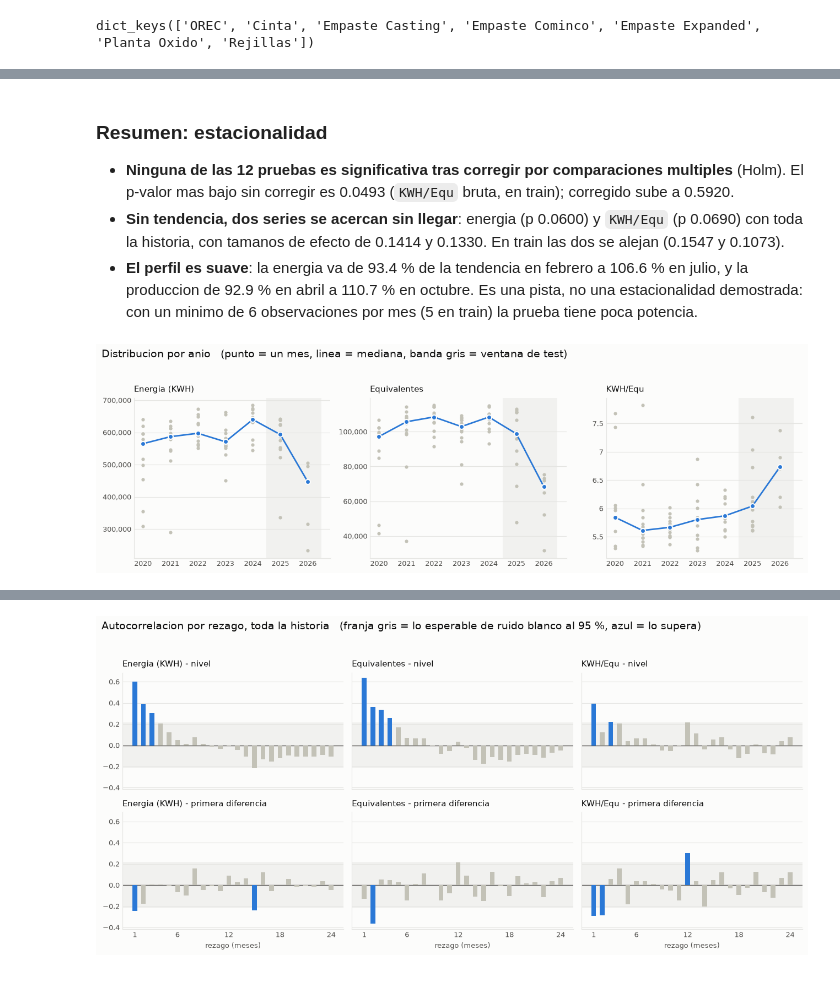
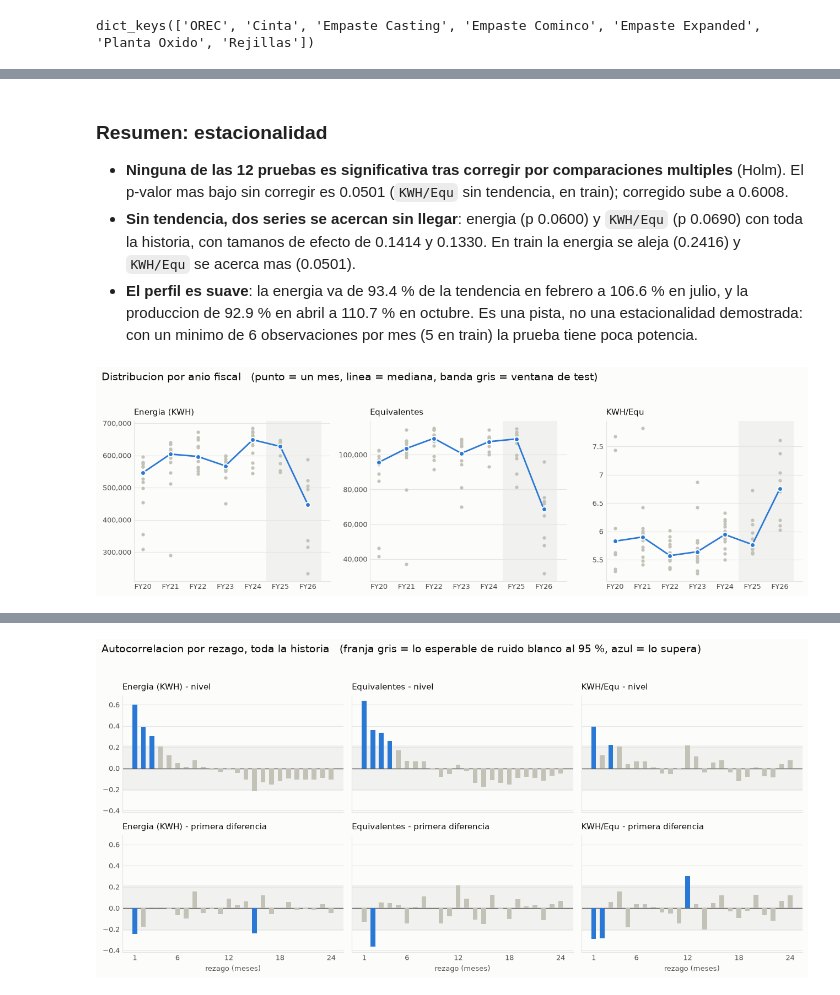
Before and after one commit to juanpablocarrillohortua/clarios_app, a Jupyter notebook: notebooks/OREC_analysis.ipynb, the cells around one changed output, grey strips where cells are left out. Cells and saved outputs as stored; diff of their text form; code cells hidden in the pictures.

```diff
--- a/notebooks/OREC_analysis.ipynb
+++ b/notebooks/OREC_analysis.ipynb
@@ -345,7 +380,7 @@ memory usage: 56.0 KB
 # de el. El indice original se conserva, para poder rastrear cada fila.
 orden = df_orec.sort_values("Fecha")
 
-X = orden.drop(columns=["Mes", "Año", "Produccion (Equivalente)"])
+X = orden.drop(columns=["Mes", "Año", "fiscal year", "Produccion (Equivalente)"])
 y = orden["Produccion (Equivalente)"]
 X.shape, y.shape
 # %% [output]
@@ -984,6 +1047,11 @@ for nombre, color in series:
 # La banda queda dentro de los datos; las etiquetas directas viven en el margen
 # de 14 meses que anade set_xlim, asi que no se solapan con ella.
 marcar_test(ax, idx.index[0], idx.index[-1], etiqueta=True)
+eje_fiscal(ax, idx.index[0], idx.index[-1])
+
+# La primera ventana de 12 meses cierra en septiembre: la base es un anio fiscal entero
+assert idx.index[0].month == MES_INICIO_FISCAL - 1, "la base no es un anio fiscal"
+base_fiscal = anio_fiscal(idx.index[:1])[0]
 
 ax.set_title(
     "Crecimiento de la energia por unidad equivalente producida",
@@ -992,7 +1060,7 @@ ax.set_title(
     loc="left",
     pad=14,
 )
-ax.set_ylabel(f"Indice (base 100 = {idx.index[0]:%Y-%m})", fontsize=10, color=TINTA_SUAVE)
+ax.set_ylabel(f"Indice (base 100 = FY{base_fiscal})", fontsize=10, color=TINTA_SUAVE)
 ax.grid(axis="y", color=GRILLA, linewidth=0.8)
 ax.set_axisbelow(True)
 ax.spines[["top", "right"]].set_visible(False)
@@ -1106,7 +1174,7 @@ def rejilla_procesos(titulo: str) -> tuple[plt.Figure, np.ndarray]:
     """Rejilla 4x2 con un cuadro por proceso (7 procesos, la 8a casilla se oculta)."""
     fig, axes = plt.subplots(4, 2, figsize=(13, 11), facecolor=SUPERFICIE, sharex=True)
     fig.suptitle(
-        f"{titulo}   (banda gris = ventana de test, desde 2025-01)",
+        f"{titulo}   {NOTA_TEST}",
         fontsize=14,
         color=TINTA,
         x=0.01,
@@ -1124,6 +1192,9 @@ def rejilla_procesos(titulo: str) -> tuple[plt.Figure, np.ndarray]:
             lambda v, _: f"{v:,.0f}" if abs(v) >= UMBRAL_MILES else f"{v:,.3g}"
         )
     axes.ravel()[-1].set_visible(False)
+    # La casilla oculta era la que llevaba las fechas de la columna derecha: se le
+    # devuelven al ultimo cuadro visible de esa columna
+    axes[-2, -1].tick_params(labelbottom=True)
     return fig, axes
 
 
@@ -1140,6 +1211,7 @@ for var in VARS_PROC:
         s = tabla[proc].replace(0, np.nan).dropna()
         if not s.empty:
             marcar_test(ax, s.index[0], s.index[-1])
+    eje_fiscal(axes[0, 0], tabla.index[0], tabla.index[-1])  # eje compartido
     plt.tight_layout(rect=[0, 0, 1, 0.97])
     plt.show()
 # %% [output]
@@ -1387,5 +1467,7 @@ resumen_ventanas
 # %%
 MESES = ["ene", "feb", "mar", "abr", "may", "jun", "jul", "ago", "sep", "oct", "nov", "dic"]
+# Los mismos meses en el orden del anio fiscal: de octubre a septiembre
+MESES_FISCAL = MESES[MES_INICIO_FISCAL - 1 :] + MESES[: MES_INICIO_FISCAL - 1]
 OBSERVACION = "#c3c2b7"  # gris de contexto: lo que no es el dato principal
 
 
@@ -1431,7 +1513,7 @@ def perfil_por_grupo(
 # Estacionalidad: se compara cada mes del anio contra los demas, ya sin la tendencia
 fig, axes = plt.subplots(1, 3, figsize=(13, 4.2), facecolor=SUPERFICIE, sharey=True)
 fig.suptitle(
-    "Perfil por mes del anio, sin tendencia   (punto = un mes observado, linea = mediana)",
+    "Perfil por mes del anio fiscal, sin tendencia   (punto = un mes observado, linea = mediana)",
     fontsize=14,
     color=TINTA,
     x=0.01,
@@ -1440,7 +1522,9 @@ fig.suptitle(
 )
 for ax, (nombre, s) in zip(axes, series_ts.items(), strict=True):
     relativo = sin_tendencia(s)
-    perfil_por_grupo(ax, relativo, relativo.index.month, MESES)
+    # Posicion del mes dentro del anio fiscal: octubre = 0, septiembre = 11
+    mes_fiscal = (relativo.index.month - MES_INICIO_FISCAL) % PERIODO
+    perfil_por_grupo(ax, relativo, mes_fiscal, MESES_FISCAL)
     ax.axhline(100, color=TINTA_SUAVE, linewidth=1, zorder=1)
     ax.set_title(nombre, fontsize=10.5, color=TINTA, loc="left", pad=8)
 axes[0].set_ylabel("% de la tendencia (100 = sin efecto del mes)", fontsize=9, color=TINTA_SUAVE)
@@ -1510,49 +1594,52 @@ pruebas: 12 | significativas tras Holm: 0 | p_valor minimo sin corregir: 0.0493
 ### Resumen: estacionalidad
 
 - **Ninguna de las 12 pruebas es significativa tras corregir por comparaciones multiples**
-  (Holm). El p-valor mas bajo sin corregir es 0.0493 (`KWH/Equ` bruta, en train); corregido
-  sube a 0.5920.
+  (Holm). El p-valor mas bajo sin corregir es 0.0501 (`KWH/Equ` sin tendencia, en train);
+  corregido sube a 0.6008.
 - **Sin tendencia, dos series se acercan sin llegar**: energia (p 0.0600) y `KWH/Equ`
-  (p 0.0690) con toda la historia, con tamanos de efecto de 0.1414 y 0.1330. En train las
-  dos se alejan (0.1547 y 0.1073).
+  (p 0.0690) con toda la historia, con tamanos de efecto de 0.1414 y 0.1330. En train la
+  energia se aleja (0.2416) y `KWH/Equ` se acerca mas (0.0501).
 - **El perfil es suave**: la energia va de 93.4 % de la tendencia en febrero a 106.6 % en
   julio, y la produccion de 92.9 % en abril a 110.7 % en octubre. Es una pista, no una
   estacionalidad demostrada: con un minimo de 6 observaciones por mes (5 en train) la
   prueba tiene poca potencia.
 # %%
-MIN_MESES_ANIO = 6  # un anio entra a la comparacion si tiene al menos medio anio de datos
+MIN_MESES_ANIO = 6  # un anio fiscal entra a la comparacion si tiene al menos 6 meses
 
 
 def anios_comparables(s: pd.Series) -> pd.Series:
-    """Deja solo los anios con suficientes meses para compararlos entre si."""
-    meses_del_anio = s.groupby(s.index.year).transform("size")
+    """Deja solo los anios fiscales con suficientes meses para compararlos entre si."""
+    meses_del_anio = s.groupby(anio_fiscal(s.index)).transform("size")
     return s[meses_del_anio >= MIN_MESES_ANIO]
 
 
-# Cambio sistematico: se compara cada anio contra los demas
+# Cambio sistematico: se compara cada anio fiscal contra los demas
 fig, axes = plt.subplots(1, 3, figsize=(13, 4.2), facecolor=SUPERFICIE)
 fig.suptitle(
-    "Distribucion por anio   (punto = un mes, linea = mediana, banda gris = ventana de test)",
+    "Distribucion por anio fiscal"
+    "   (punto = un mes, linea = mediana, banda gris = ventana de test)",
     fontsize=14,
     color=TINTA,
     x=0.01,
     ha="left",
     y=0.98,
 )
 for ax, (nombre, s) in zip(axes, series_ts.items(), strict=True):
     tramo = anios_comparables(s)
-    anios = sorted(set(tramo.index.year))
-    perfil_por_grupo(ax, tramo, tramo.index.year, [str(a) for a in anios])
-    # La ventana de test, sobre un eje de categorias: los anios desde el corte
-    en_test = [i for i, a in enumerate(anios) if a >= CORTE_TS.year]
+    fiscal = anio_fiscal(tramo.index)
+    anios = sorted(set(fiscal))
+    # Tres cuadros por fila: el rotulo completo (FY2025) queda pegado al vecino
+    perfil_por_grupo(ax, tramo, fiscal, [rotulo_fiscal(a, corto=True) for a in anios])
+    # La ventana de test, sobre un eje de categorias: los anios fiscales desde el corte
+    en_test = [i for i, a in enumerate(anios) if a >= FY_TEST]
     ax.axvspan(en_test[0] - 0.5, en_test[-1] + 0.5, color=GRILLA, alpha=0.45, zorder=0, linewidth=0)
     ax.yaxis.set_major_formatter(rotulo_eje)
     ax.set_title(nombre, fontsize=10.5, color=TINTA, loc="left", pad=8)
 
 plt.tight_layout(rect=[0, 0, 1, 0.94])
 plt.show()
 # %% [output]
-[figure, old version]
+[figure, new version]
 # %%
 # Metricas explicitas del resumen de abajo
 filas = []
```
Also changed, not shown: parts of 31 cells of this notebook, 1 other file.
